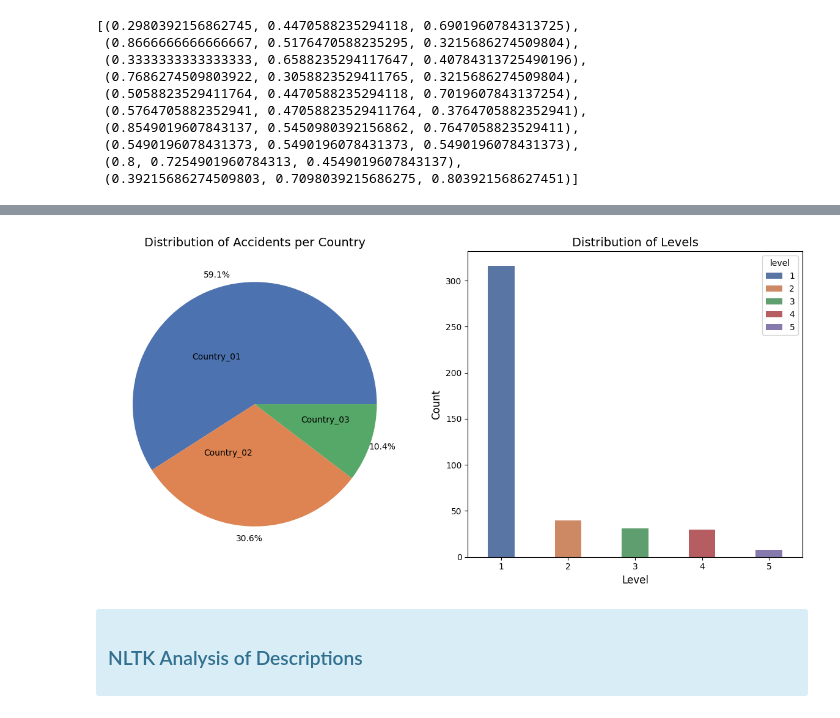
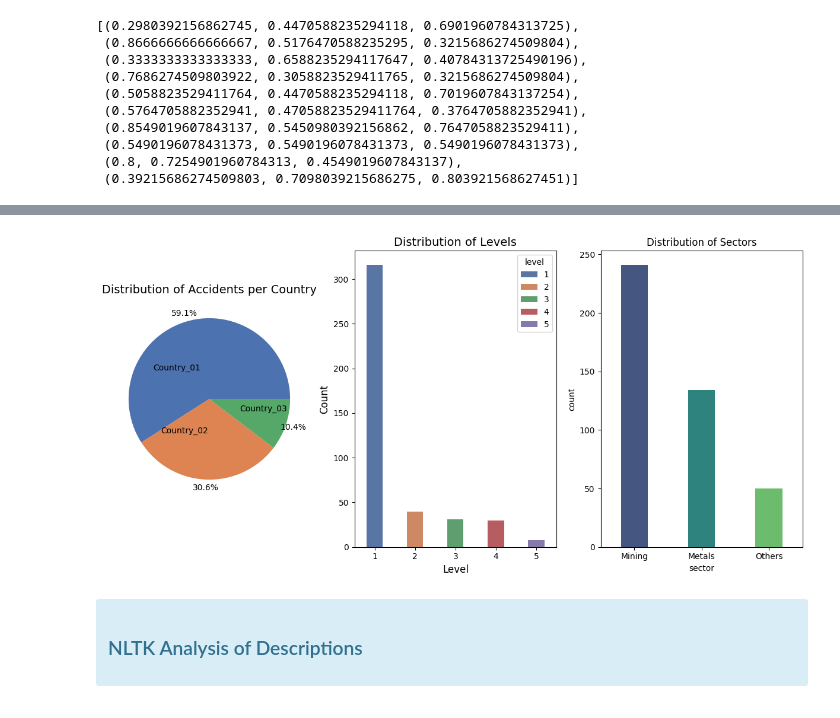
Before and after one commit to ThomasKirsch14/LearningML, a Jupyter notebook: accident-causal/accident.ipynb, the cells around one changed output, grey strips where cells are left out. Cells and saved outputs as stored; diff of their text form; code cells hidden in the pictures.

```diff
--- a/accident-causal/accident.ipynb
+++ b/accident-causal/accident.ipynb
@@ -101,33 +110,41 @@ colors
 # %%
 
 countries = df['country'].value_counts()
 levels = df['level'].value_counts().reset_index()
 levels.columns = ['level', 'count']
+sectors = df['sector'].value_counts().reset_index()
+sectors.columns = ['sector', 'count']
 
-fig, axes = plt.subplots(1, 2, figsize=(12, 6))  # 1 Zeile, 2 Spalten
+
+
+fig, axes = plt.subplots(1, 3, figsize=(12, 6))  # 1 Zeile, 2 Spalten
 
 # Plot 1: Pie
 axes[0].pie(
     countries,
     labels=countries.index,
     colors=colors,
     autopct="%1.1f%%",
     pctdistance=1.1,
     labeldistance=0.4
 )
 axes[0].set_title("Distribution of Accidents per Country", fontsize=14)
 
 # Plot 2: Bar
 sns.barplot(data=levels, x='level', y='count',hue='level', palette='deep', ax=axes[1], width=.4)
 axes[1].set_title("Distribution of Levels", fontsize=14)
 axes[1].set_xlabel("Level", fontsize=12)
 axes[1].set_ylabel("Count", fontsize=12)
 
+
+# Plot 3: Bar (Sector)
+sns.barplot(data=sectors, x='sector', y='count',hue='sector', palette='viridis', ax=axes[2], width=.4)
+axes[2].set_title("Distribution of Sectors")
 # Layout optimieren
 plt.tight_layout()
 plt.show()
 # %% [output]
-[figure, old version]
+[figure, new version]
 # %% [markdown]
 <div class="alert alert-info"><h3>NLTK Analysis of Descriptions
 # %%
```
Also changed, not shown: parts of 5 cells of this notebook.
